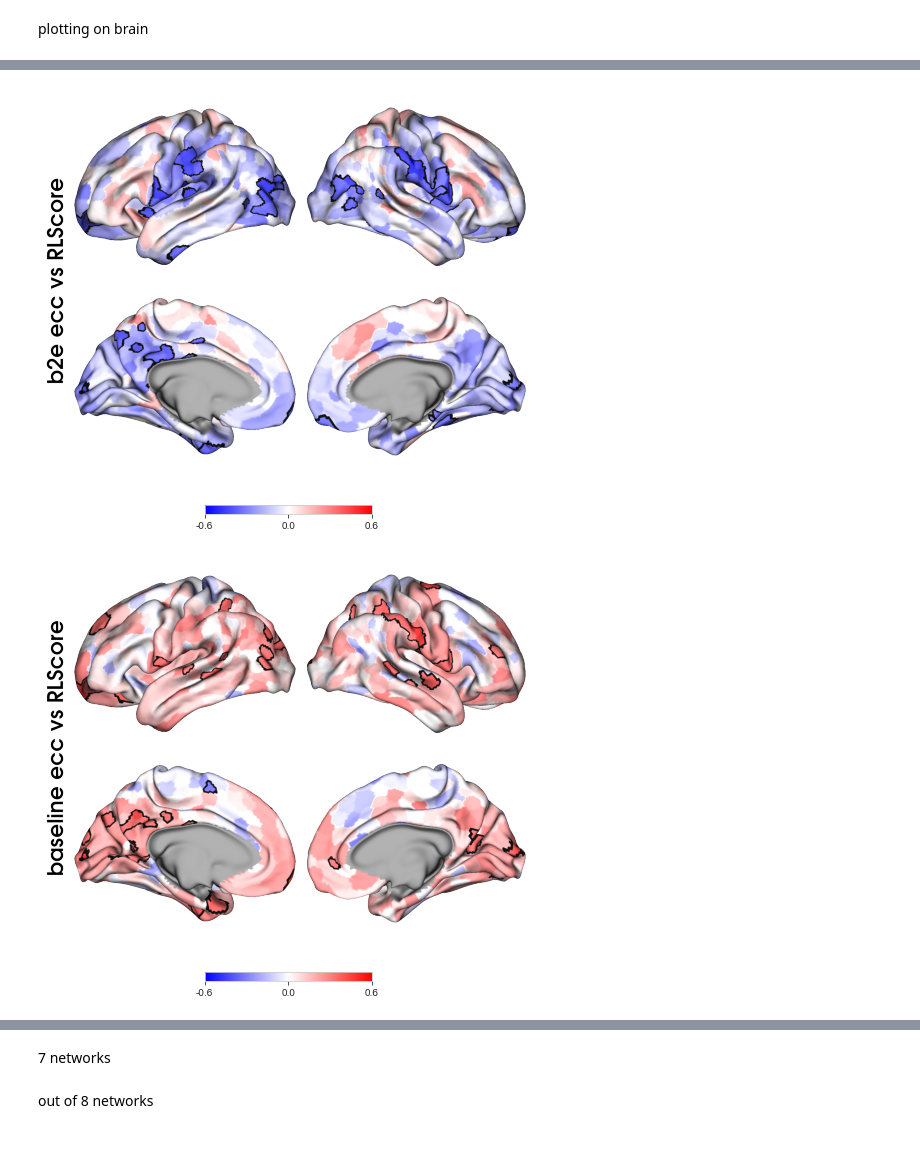
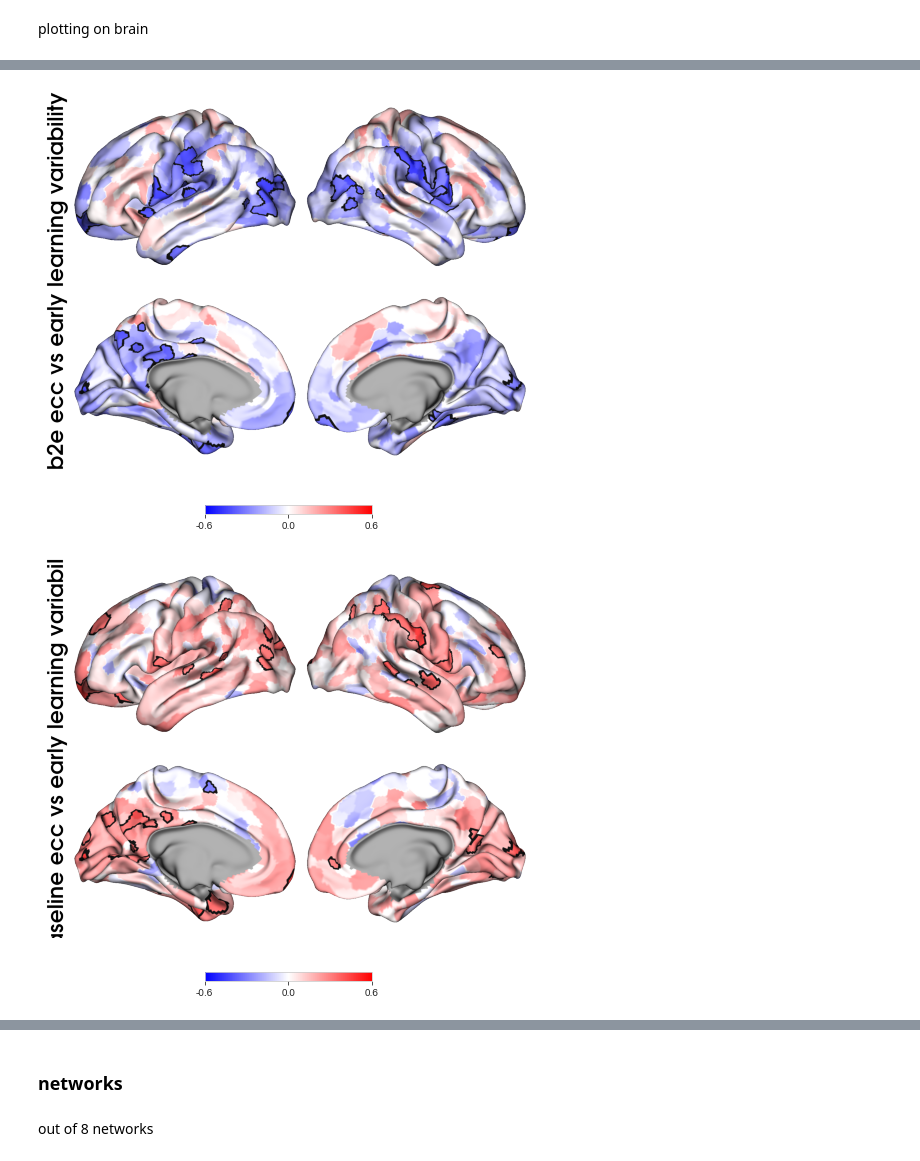
Before and after one commit to qniksefat/gradient-notebooks, a Jupyter notebook: large-manifold-nbs/5.2-variability.ipynb, the cells around one changed output, grey strips where cells are left out. Cells and saved outputs as stored; diff of their text form; code cells hidden in the pictures.

```diff
--- a/large-manifold-nbs/5.2-variability.ipynb
+++ b/large-manifold-nbs/5.2-variability.ipynb
@@ -341,25 +440,25 @@ region_names = pd.read_csv('data/regions_sorted.csv')['region']
 # %%
 # cortex
 metric = 'early_learning_var'
 
 for e in ['b2e', 'baseline', 'early']:
     data = dfcr[metric][e]
 
     data1 = data['r']
     data1 = data1.loc[region_names]
     data1 = map_to_labels(data1, vertices, mask=(vertices != 0))
-    fname = e + ' ecc vs RLScore'
+    fname = e + ' ecc vs early learning variability'
     p = Plot(surf_lh=l_hemi, surf_rh=r_hemi, layout='grid', size=(900, 700), label_text=[fname])
 
     p.add_layer(data1, cbar=True, cmap='bwr', color_range=(-.6,.6))
 
     # seed region outlined
     data2 = (data['p']<.05).loc[region_names]
     data2 = map_to_labels(data2, vertices, mask=(vertices != 0))
     p.add_layer(data2, cbar=False, as_outline=True, cmap='binary')
 
     figure = p.build()
     # figure.savefig(fname+'.png', dpi=300)
 # %% [output]
-[figure, old version]
+[figure, new version]
-[figure, old version]
+[figure, new version]
@@ -367,5 +466,5 @@ for e in ['b2e', 'baseline', 'early']:
 # %% [markdown]
-7 networks
+### networks
 # %%
 X = ['baseline', 'early', 'late', 'b2e', 'e2l']
 Y = ['baseline_var', 'early_learning_var']
```
Also changed, not shown: parts of 42 cells of this notebook.
